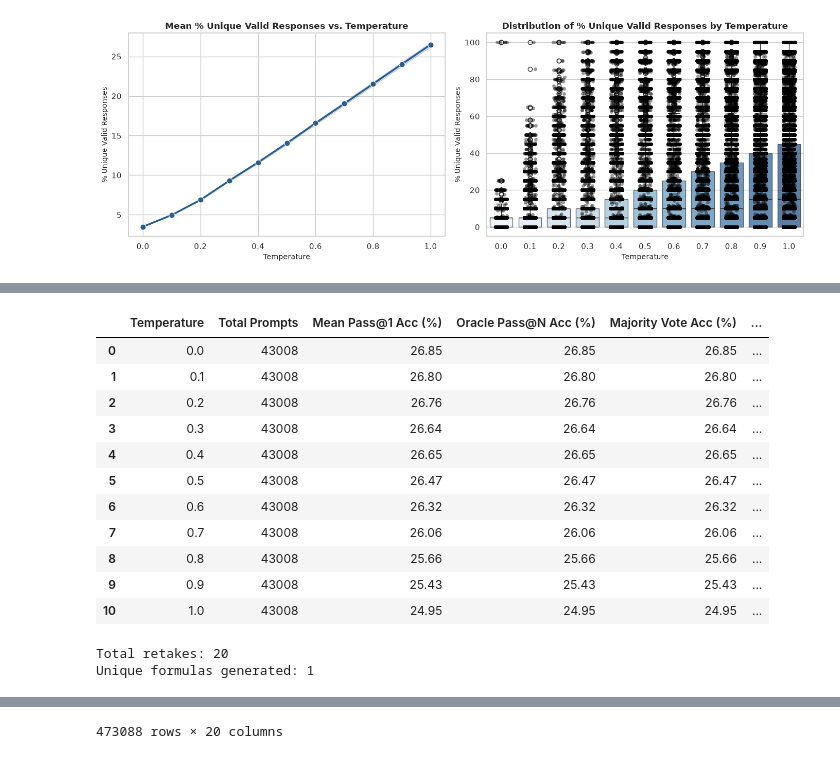
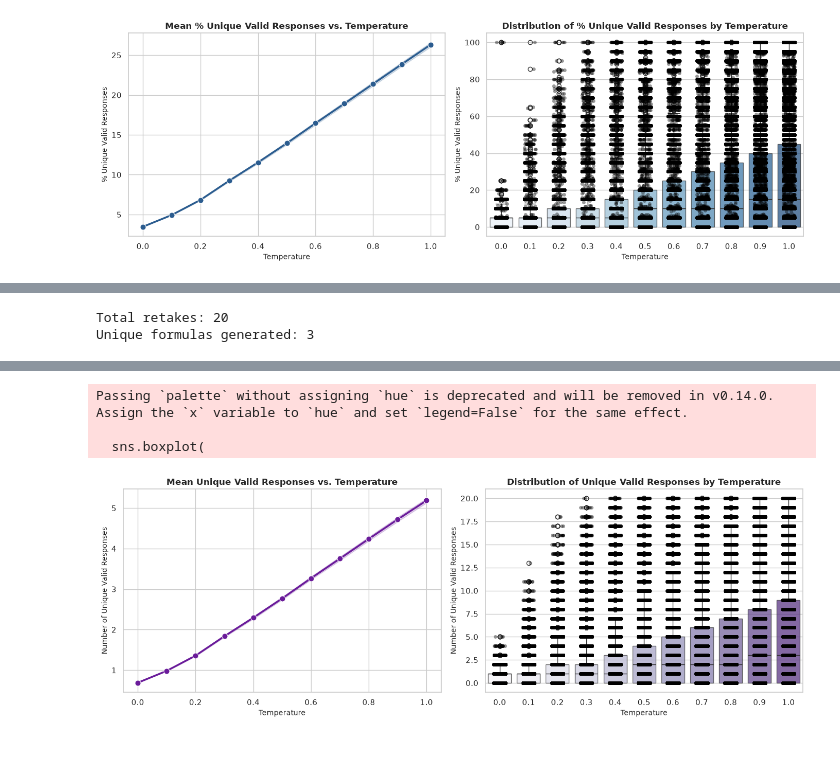
Before and after one commit to AndraXXXus/Mutation, a Jupyter notebook: 1stAnalysis.ipynb, the cells around one changed output, grey strips where cells are left out. Saved outputs shown, nothing was run; the diff lists cells and outputs as text; code cells hidden in the pictures.

```diff
--- a/1stAnalysis.ipynb
+++ b/1stAnalysis.ipynb
@@ -561,30 +561,61 @@ annotated_df
-# %%
-summary_table
-# %% [output]
-|  | Temperature | Total Prompts | Mean Pass@1 Acc (%) | Oracle Pass@N Acc (%) | Majority Vote Acc (%) | ... |
-| 0 | 0.0 | 43008 | 26.85 | 26.85 | 26.85 | ... |
-| 1 | 0.1 | 43008 | 26.80 | 26.80 | 26.80 | ... |
-| 2 | 0.2 | 43008 | 26.76 | 26.76 | 26.76 | ... |
-| 3 | 0.3 | 43008 | 26.64 | 26.64 | 26.64 | ... |
-| 4 | 0.4 | 43008 | 26.65 | 26.65 | 26.65 | ... |
-| 5 | 0.5 | 43008 | 26.47 | 26.47 | 26.47 | ... |
-| 6 | 0.6 | 43008 | 26.32 | 26.32 | 26.32 | ... |
-| 7 | 0.7 | 43008 | 26.06 | 26.06 | 26.06 | ... |
-| 8 | 0.8 | 43008 | 25.66 | 25.66 | 25.66 | ... |
-| 9 | 0.9 | 43008 | 25.43 | 25.43 | 25.43 | ... |
-| 10 | 1.0 | 43008 | 24.95 | 24.95 | 24.95 | ... |
 # %%
 import json
-sample_row = df[df['temperature'] == 0.8].iloc[0]
+sample_row = df[df['temperature'] == 0.8].iloc[11]
 retakes = [item['Response'] for item in json.loads(sample_row['result_output'])]
 
 print("Total retakes:", len(retakes))
 print("Unique formulas generated:", len(set(retakes)))
 # %% [output]
 Total retakes: 20
-Unique formulas generated: 1
+Unique formulas generated: 3
-# %%
-df['cleaned_result_output_LTL_only'] = df['cleaned_result_output'].apply(lambda x: [item['Response'] for item in json.loads(x)] if pd.notna(x) else [])
 # %%
-df
+import matplotlib.pyplot as plt
+import seaborn as sns
+
+# Set clean visualization theme
+sns.set_theme(style="whitegrid")
+fig, axes = plt.subplots(1, 2, figsize=(14, 5))
+
+# --- Plot 1: Mean Trend Curve ---
+# Shows the average count of unique valid responses per temperature with a 95% CI band
+sns.lineplot(
+    data=df,
+    x='temperature',
+    y='num_unique_valid_responses',
+    marker='o',
+    color='#6a1b9a',
+    linewidth=2.5,
+    markersize=8,
+    ax=axes[0]
+)
+axes[0].set_title('Mean Unique Valid Responses vs. Temperature', fontsize=12, fontweight='bold')
+axes[0].set_xlabel('Temperature', fontsize=10)
+axes[0].set_ylabel('Number of Unique Valid Responses', fontsize=10)
+
+# --- Plot 2: Distribution Boxplot with Raw Data Points ---
+# Displays spread, median, quartiles, and individual run data points
+sns.boxplot(
+    data=df,
+    x='temperature',
+    y='num_unique_valid_responses',
+    palette='Purples',
+    ax=axes[1],
+    boxprops=dict(alpha=0.7)
+)
+sns.stripplot(
+    data=df,
+    x='temperature',
+    y='num_unique_valid_responses',
+    color='black',
+    alpha=0.4,
+    jitter=0.2,
+    size=5,
+    ax=axes[1]
+)
+axes[1].set_title('Distribution of Unique Valid Responses by Temperature', fontsize=12, fontweight='bold')
+axes[1].set_xlabel('Temperature', fontsize=10)
+axes[1].set_ylabel('Number of Unique Valid Responses', fontsize=10)
+
+plt.tight_layout()
+plt.show()
 # %% [output]
@@ -603 +622,4 @@ df
-473088 rows × 20 columns
+Passing `palette` without assigning `hue` is deprecated and will be removed in v0.14.0. Assign the `x` variable to `hue` and set `legend=False` for the same effect.
+
+  sns.boxplot(
+[figure, added]
```
Also changed, not shown: parts of 19 cells of this notebook, 14 other files.
